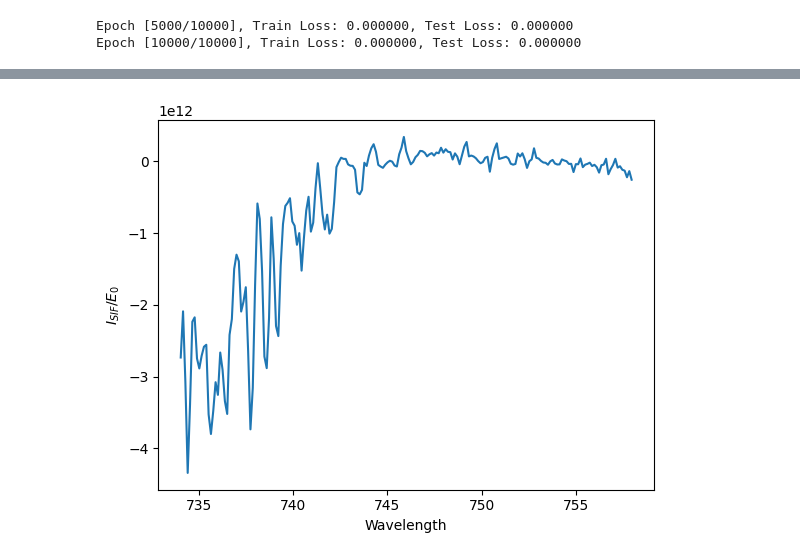
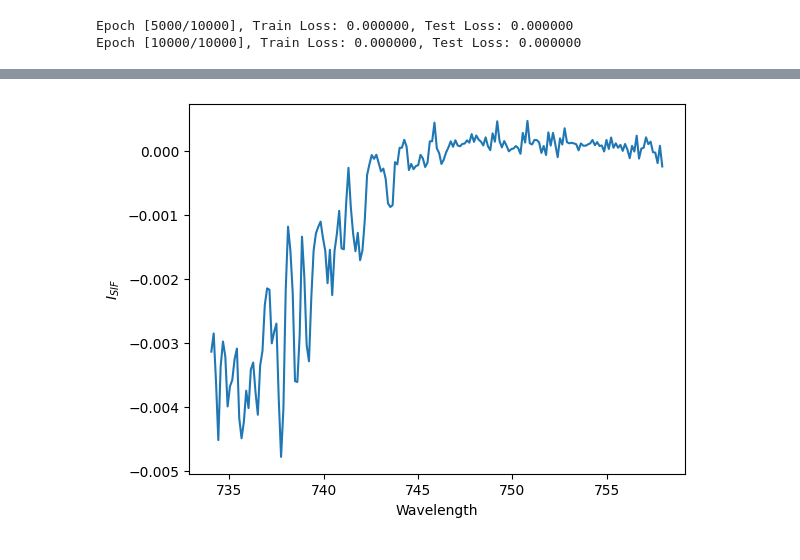
Before and after one commit to raviolihui/SIFretrieval, a Jupyter notebook: africaexampleCNN.ipynb, the cells around one changed output, grey strips where cells are left out. Saved outputs shown, nothing was run; the diff lists cells and outputs as text; code cells hidden in the pictures.

```diff
--- a/africaexampleCNN.ipynb
+++ b/africaexampleCNN.ipynb
@@ -76,7 +91,7 @@ class SimpleSpectralCNN(nn.Module):
         # We need to compute the size after the convolutions and pooling.
         # For an input length of 195, after one pooling (kernel 2) the length becomes ~97 or 98.
         # For simplicity, let's assume it reduces to 97, and with 32 channels: 32*97.
-        self.fc = nn.Linear(32 * 203, 1)  # For a regression output
+        self.fc = nn.Linear(32 * 185, 1)  # For a regression output
 
     def forward(self, x):
         x = F.relu(self.conv1(x))
@@ -194,5 +253,16 @@ plt.show()
 # %%
 h2 = nc.Dataset('S5P_OFFL_L1C_SIFTPC_20240206T172817_20240206T173755_32735_93_000001_20241120T172637.nc')
 africa2 = h2.groups['africa']
+# %%
+#Identify scanline in groundpixel 224 with clouds
+scanline2 = africa2.variables['scanline']
+groundpixel2 = africa2.variables['ground_pixel']
+scanline_nocloud2 = []
+for n in range(406):
+    if africa2.variables['CloudFraction'][0,n,224]<0.5:
+        scanline_nocloud2.append(n)
+sc_nc2 = len(scanline_nocloud2)
+sc_nc = len(scanline_nocloud)
+#sc_nc > sc_nc2
 # %%
 #Fixing albedo
@@ -233,16 +278,24 @@ tau2 = -np.log(reflectance_matrix2/surf_albedo2)/ (np.reciprocal(mu_matrix2)+ np
+# %%
+#Computing tau
+mu2 = np.cos(np.radians(africa2.variables["VZA"][0,scanline_nocloud2,224]))
+mu_02 = np.cos(np.radians(africa2.variables["SZA"][0,scanline_nocloud2,224]))
+mu_matrix2 = np.cos(np.tile(mu2[:, np.newaxis], (1,195)))
+mu_0_matrix2 = np.cos(np.tile(mu_02[:, np.newaxis],(1, 195)))
+reflectance_matrix2 = africa2.variables['Reflectance'][0, scanline_nocloud2, 224, 276:471]
+
+
+tau2 = -np.log(reflectance_matrix2/surf_alb2)/ (np.reciprocal(mu_matrix2)+ np.reciprocal(mu_0_matrix2))
 # %%
 transmitance_matrix2 = np.exp(-(np.reciprocal(mu_matrix2)+ np.reciprocal(mu_0_matrix2))*predictions)
 up_transmitance_matrix2 = np.exp(-(np.reciprocal(mu_matrix2)/(np.reciprocal(mu_matrix2) + np.reciprocal(mu_0_matrix2)))*predictions/mu_matrix2)
-#TRANSMITANCE IS EXACTLY THE SAME OR ONLY TAU????
-irradiance_matrix2 = np.tile(irradiance_vector.T, (406, 1))
 #this multiplication is not precisely reflect because of really small computer error as in they are not exact values
-diff = reflectance_matrix2 - surf_albedo2*transmitance_matrix2
-I = irradiance_matrix2*np.cos(mu_0_matrix2)*(np.round(diff, decimals=10))/(up_transmitance_matrix2*math.pi) #this I is really I/E_0  irradiance_matrix*
-plt.plot(wl[ind],I.mean(axis=0))
-#plt.plot(wl[ind], africa2.variables['Reflectance'][0, 0, 224, 276:471].data)
+diff2 = reflectance_matrix2 - surf_alb2*transmitance_matrix2
+I = irradiance_matrix[0:sc_nc2,:]*mu_0_matrix2*(np.round(diff2, decimals=10))/(up_transmitance_matrix2*math.pi) #this I is really I/E_0  irradiance_matrix*
+plt.plot(wl[ind],I[332])
+#plt.plot(wl[ind], africa2.variables['Reflectance'][0, 200, 224, 276:471].data)
 plt.xlabel('Wavelength')
-plt.ylabel("$I_{SIF}/E_0$")
-#plt.savefig("retrieved_SIF_amazonas")
+plt.ylabel("$I_{SIF}$")
+#plt.savefig("retrieved_SIF_amazonas_irrad")
 plt.show()
 # %% [output]
-[figure, old version]
+[figure, new version]
```
Also changed, not shown: parts of 13 cells of this notebook, 4 other files.
